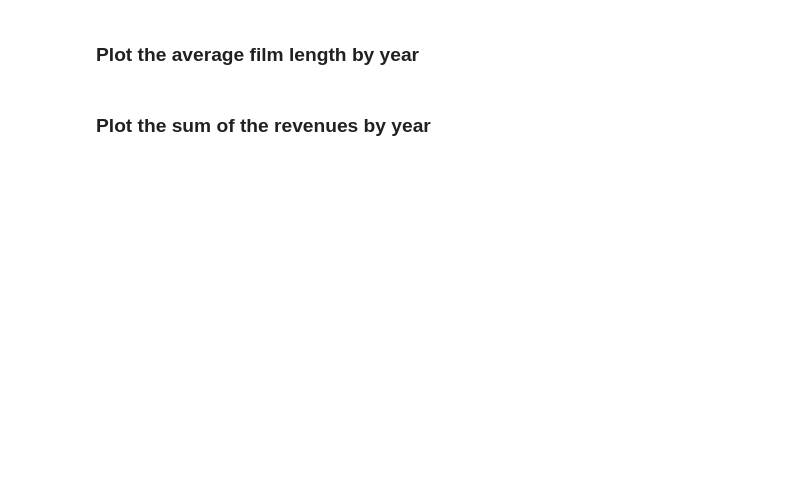
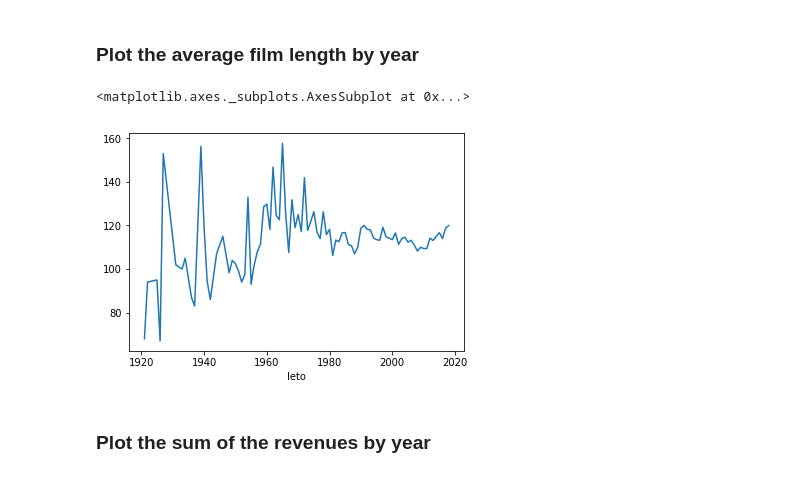
Before and after one commit to besednjaksimon/programiranje-1, a Jupyter notebook: 3-analiza-podatkov/vaje/pandas_101.ipynb, the cells around one changed output. Drawn from its saved outputs; the diff is of its cells as text; code cells hidden in the pictures; blank space fills up the shorter version.

```diff
--- a/3-analiza-podatkov/vaje/pandas_101.ipynb
+++ b/3-analiza-podatkov/vaje/pandas_101.ipynb
@@ -67,4 +247,11 @@ Dataframes have a built-in `.hist()` method that allows creating histograms for
 # %% [markdown]
 ### Plot the average film length by year
+# %%
+filmi_year = filmi.groupby('leto')
+filmi_year_mean_length = filmi_year.mean()['dolzina']
+filmi_year_mean_length.plot()
+# %% [output]
+<matplotlib.axes._subplots.AxesSubplot at 0x...>
+[figure, added]
 # %% [markdown]
 ### Plot the sum of the revenues by year
```
Also changed, not shown: parts of 16 cells of this notebook, 1 other file.
